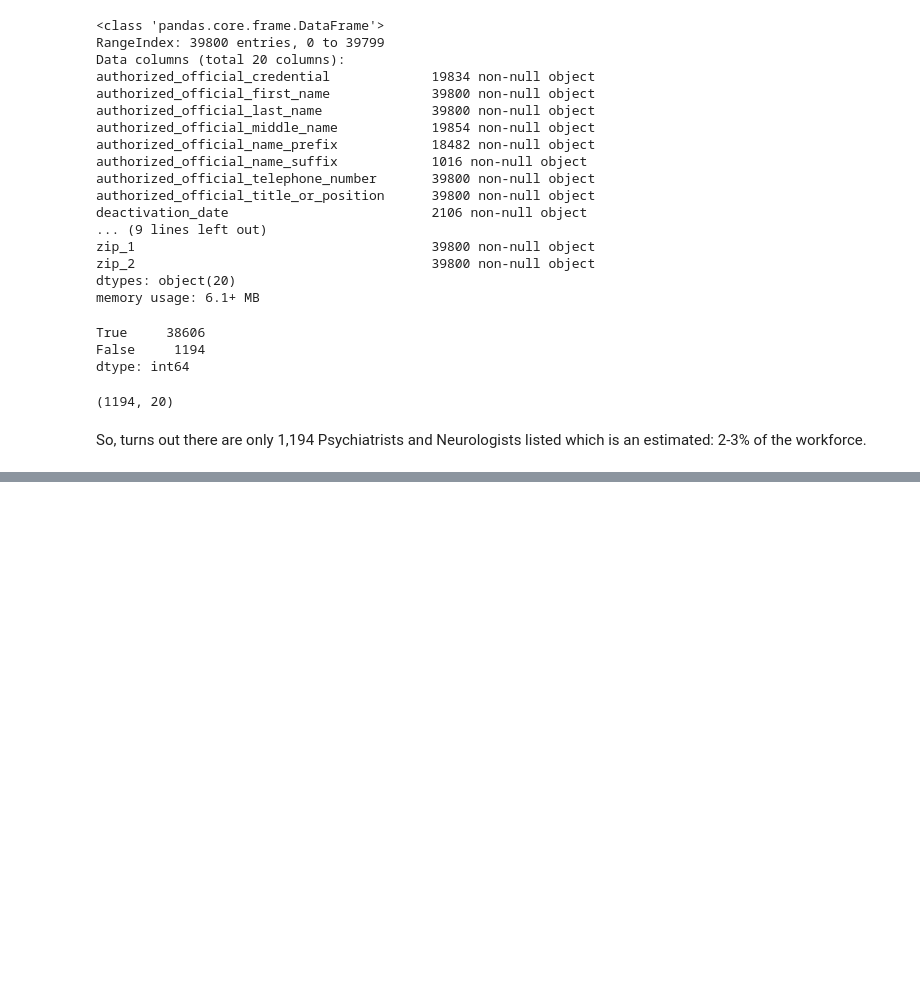
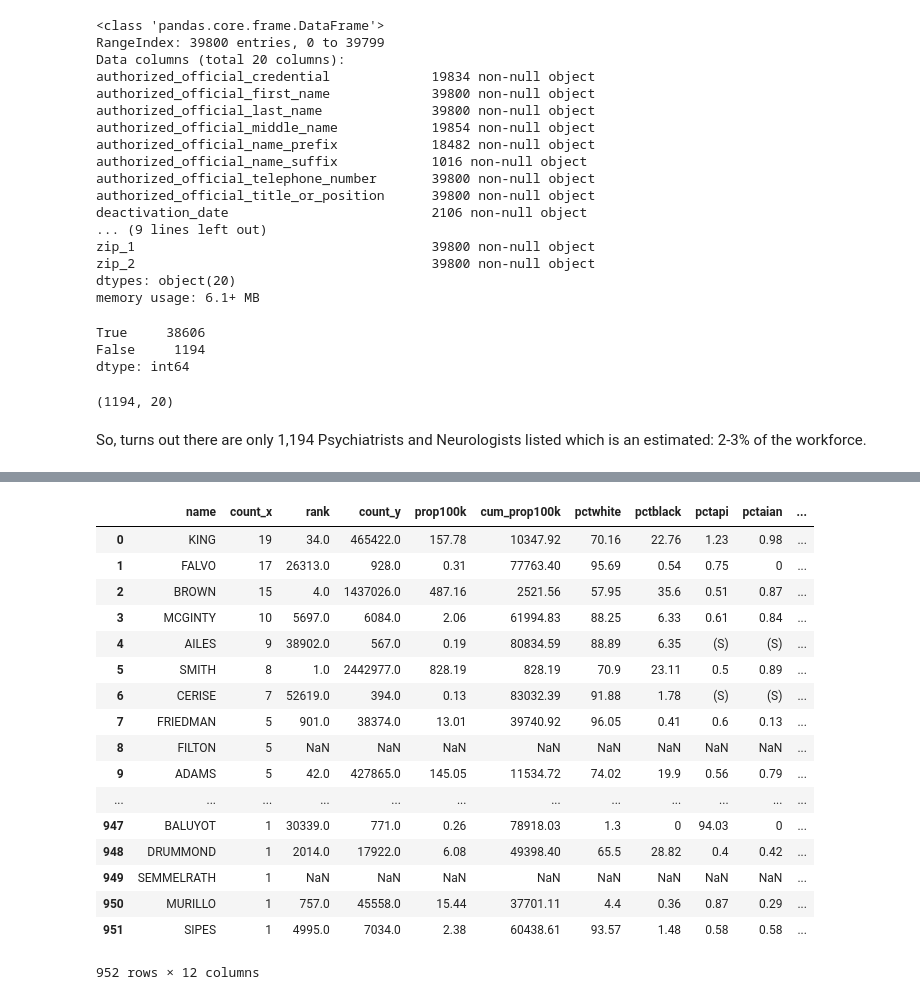
Before and after one commit to lliukrason2/analysis_projects, a Jupyter notebook: psychiatrists_diversity/NPI_sizing.ipynb, the cells around one changed output, grey strips where cells are left out. Saved outputs shown, nothing was run; the diff lists cells and outputs as text; code cells hidden in the pictures; blank space fills up the shorter version.

```diff
--- a/psychiatrists_diversity/NPI_sizing.ipynb
+++ b/psychiatrists_diversity/NPI_sizing.ipynb
@@ -103,3 +103,9 @@ df.shape
 So, turns out there are only 1,194 Psychiatrists and Neurologists listed which is an estimated: 2-3% of the workforce.
 # %%
 df.to_csv('npi_psychiatrists.csv',index=False)
+# %%
+names=pd.read_csv('/Users/lilyliu-krason/Documents/lede/foundations/data_studio_projects/psychiatrists_diversity/names/Names_2010Census.csv')
+# %%
+df=pd.read_csv('npi_psychiatrists.csv')
+# %%
+npi_names=pd.DataFrame(df.authorized_official_last_name.value_counts().reset_index().rename(columns={'index':'name','authorized_official_last_name':'count'}))
@@ -105,0 +131,23 @@ df.to_csv('npi_psychiatrists.csv',index=False)
+# %%
+merge=npi_names.merge(names,left_on='name',right_on='name',how='left')
+# %%
+merge
+# %% [output]
+|  | name | count_x | rank | count_y | prop100k | cum_prop100k | pctwhite | pctblack | pctapi | pctaian | ... |
+| 0 | KING | 19 | 34.0 | 465422.0 | 157.78 | 10347.92 | 70.16 | 22.76 | 1.23 | 0.98 | ... |
+| 1 | FALVO | 17 | 26313.0 | 928.0 | 0.31 | 77763.40 | 95.69 | 0.54 | 0.75 | 0 | ... |
+| 2 | BROWN | 15 | 4.0 | 1437026.0 | 487.16 | 2521.56 | 57.95 | 35.6 | 0.51 | 0.87 | ... |
+| 3 | MCGINTY | 10 | 5697.0 | 6084.0 | 2.06 | 61994.83 | 88.25 | 6.33 | 0.61 | 0.84 | ... |
+| 4 | AILES | 9 | 38902.0 | 567.0 | 0.19 | 80834.59 | 88.89 | 6.35 | (S) | (S) | ... |
+| 5 | SMITH | 8 | 1.0 | 2442977.0 | 828.19 | 828.19 | 70.9 | 23.11 | 0.5 | 0.89 | ... |
+| 6 | CERISE | 7 | 52619.0 | 394.0 | 0.13 | 83032.39 | 91.88 | 1.78 | (S) | (S) | ... |
+| 7 | FRIEDMAN | 5 | 901.0 | 38374.0 | 13.01 | 39740.92 | 96.05 | 0.41 | 0.6 | 0.13 | ... |
+| 8 | FILTON | 5 | NaN | NaN | NaN | NaN | NaN | NaN | NaN | NaN | ... |
+| 9 | ADAMS | 5 | 42.0 | 427865.0 | 145.05 | 11534.72 | 74.02 | 19.9 | 0.56 | 0.79 | ... |
+| ... | ... | ... | ... | ... | ... | ... | ... | ... | ... | ... | ... |
+| 947 | BALUYOT | 1 | 30339.0 | 771.0 | 0.26 | 78918.03 | 1.3 | 0 | 94.03 | 0 | ... |
+| 948 | DRUMMOND | 1 | 2014.0 | 17922.0 | 6.08 | 49398.40 | 65.5 | 28.82 | 0.4 | 0.42 | ... |
+| 949 | SEMMELRATH | 1 | NaN | NaN | NaN | NaN | NaN | NaN | NaN | NaN | ... |
+| 950 | MURILLO | 1 | 757.0 | 45558.0 | 15.44 | 37701.11 | 4.4 | 0.36 | 0.87 | 0.29 | ... |
+| 951 | SIPES | 1 | 4995.0 | 7034.0 | 2.38 | 60438.61 | 93.57 | 1.48 | 0.58 | 0.58 | ... |
+952 rows × 12 columns
```
Also changed, not shown: parts of 1 cell of this notebook, 3 other files.
